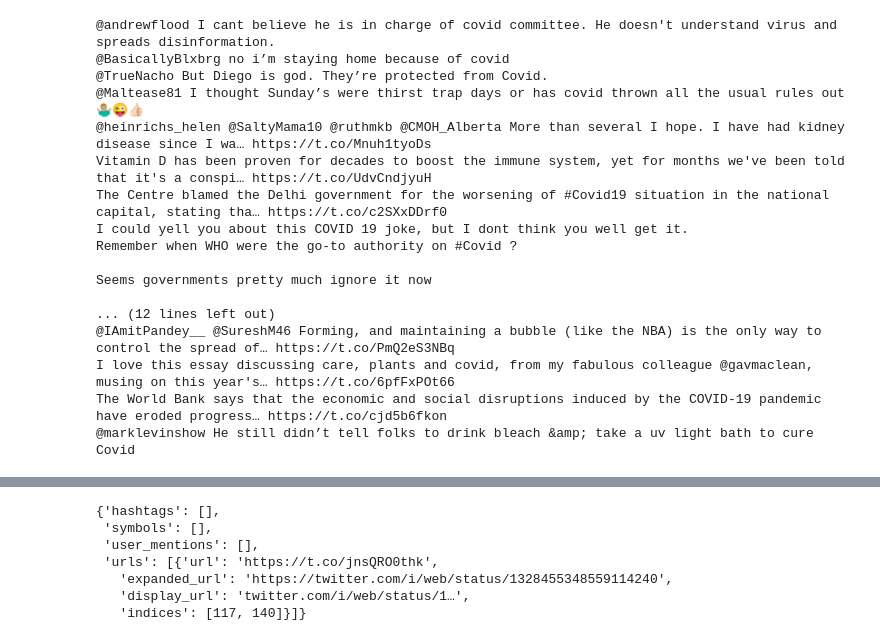
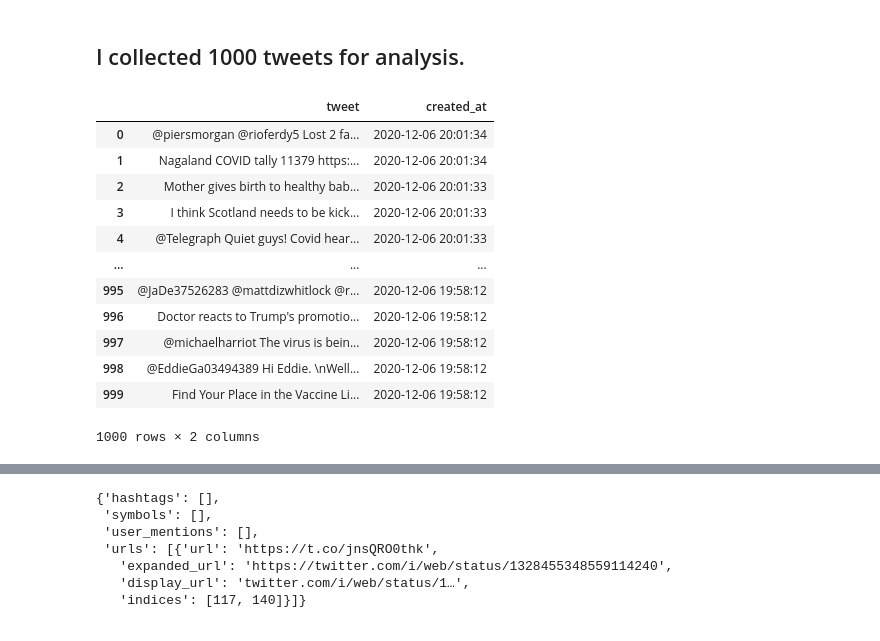
Before and after one commit to melikemaranki/SWE573, a Jupyter notebook: logicalmockup.ipynb, the cells around one changed output, grey strips where cells are left out. Cells and saved outputs as stored; diff of their text form; code cells hidden in the pictures.

```diff
--- a/logicalmockup.ipynb
+++ b/logicalmockup.ipynb
@@ -1,36 +9,36 @@
 # %%
-# Import package
-import json
-import tweepy
-import myCredentials as my
-from tweepy import StreamListener
-from tweepy import Stream
-
 # Pass OAuth details to tweepy's OAuth handler
 auth = tweepy.OAuthHandler(my.consumer_key, my.consumer_secret)
 auth.set_access_token(my.access_token, my.access_token_secret)
 
-api = tweepy.API(auth)
-
-##public_tweets = api.home_timeline()
-search = api.search("covid"+" -filter:retweets", lang = 'en')
-for tweet in search:
- print(tweet.text)
+#api = tweepy.API(auth)
+api = tweepy.API(auth, parser=tweepy.parsers.JSONParser())
-# %% [output]
-@andrewflood I cant believe he is in charge of covid committee. He doesn't understand virus and spreads disinformation.
-@BasicallyBlxbrg no i’m staying home because of covid
-@TrueNacho But Diego is god. They’re protected from Covid.
-@Maltease81 I thought Sunday’s were thirst trap days or has covid thrown all the usual rules out 🤷🏼‍♂️😜👍🏻
-@heinrichs_helen @SaltyMama10 @ruthmkb @CMOH_Alberta More than several I hope. I have had kidney disease since I wa… https://t.co/Mnuh1tyoDs
-Vitamin D has been proven for decades to boost the immune system, yet for months we've been told that it's a conspi… https://t.co/UdvCndjyuH
-The Centre blamed the Delhi government for the worsening of #Covid19 situation in the national capital, stating tha… https://t.co/c2SXxDDrf0
-I could yell you about this COVID 19 joke, but I dont think you well get it.
-Remember when WHO were the go-to authority on #Covid ?
-
-Seems governments pretty much ignore it now
-
-... (12 lines left out)
-@IAmitPandey__ @SureshM46 Forming, and maintaining a bubble (like the NBA) is the only way to control the spread of… https://t.co/PmQ2eS3NBq
-I love this essay discussing care, plants and covid, from my fabulous colleague @gavmaclean, musing on this year's… https://t.co/6pfFxPOt66
-The World Bank says that the economic and social disruptions induced by the COVID-19 pandemic have eroded progress… https://t.co/cjd5b6fkon
-@marklevinshow He still didn’t tell folks to drink bleach &amp; take a uv light bath to cure Covid
+# %%
+##public_tweets = api.home_timeline()
+query = "covid"+" -filter:retweets"
+search = Cursor(api.search, q = query, lang = 'en'). items(1000)
+# %% [markdown]
+<h2>I collected 1000 tweets for analysis.</h2>
+# %%
+import pandas as pd
+from pandas import DataFrame
+list_of_dicts = []
+for tweet in search:
+    list_of_dicts.append({'tweet' :tweet.text, 'created_at':tweet.created_at})
+# %%
+df= DataFrame.from_dict(list_of_dicts)
+df
+# %% [output]
+|  | tweet | created_at |
+| 0 | @piersmorgan @rioferdy5 Lost 2 fa... | 2020-12-06 20:01:34 |
+| 1 | Nagaland COVID tally 11379 https:... | 2020-12-06 20:01:34 |
+| 2 | Mother gives birth to healthy bab... | 2020-12-06 20:01:33 |
+| 3 | I think Scotland needs to be kick... | 2020-12-06 20:01:33 |
+| 4 | @Telegraph Quiet guys! Covid hear... | 2020-12-06 20:01:33 |
+| ... | ... | ... |
+| 995 | @JaDe37526283 @mattdizwhitlock @r... | 2020-12-06 19:58:12 |
+| 996 | Doctor reacts to Trump's promotio... | 2020-12-06 19:58:12 |
+| 997 | @michaelharriot The virus is bein... | 2020-12-06 19:58:12 |
+| 998 | @EddieGa03494389 Hi Eddie. \nWell... | 2020-12-06 19:58:12 |
+| 999 | Find Your Place in the Vaccine Li... | 2020-12-06 19:58:12 |
+1000 rows × 2 columns
```
Also changed, not shown: parts of 7 cells of this notebook, 1 other file.
